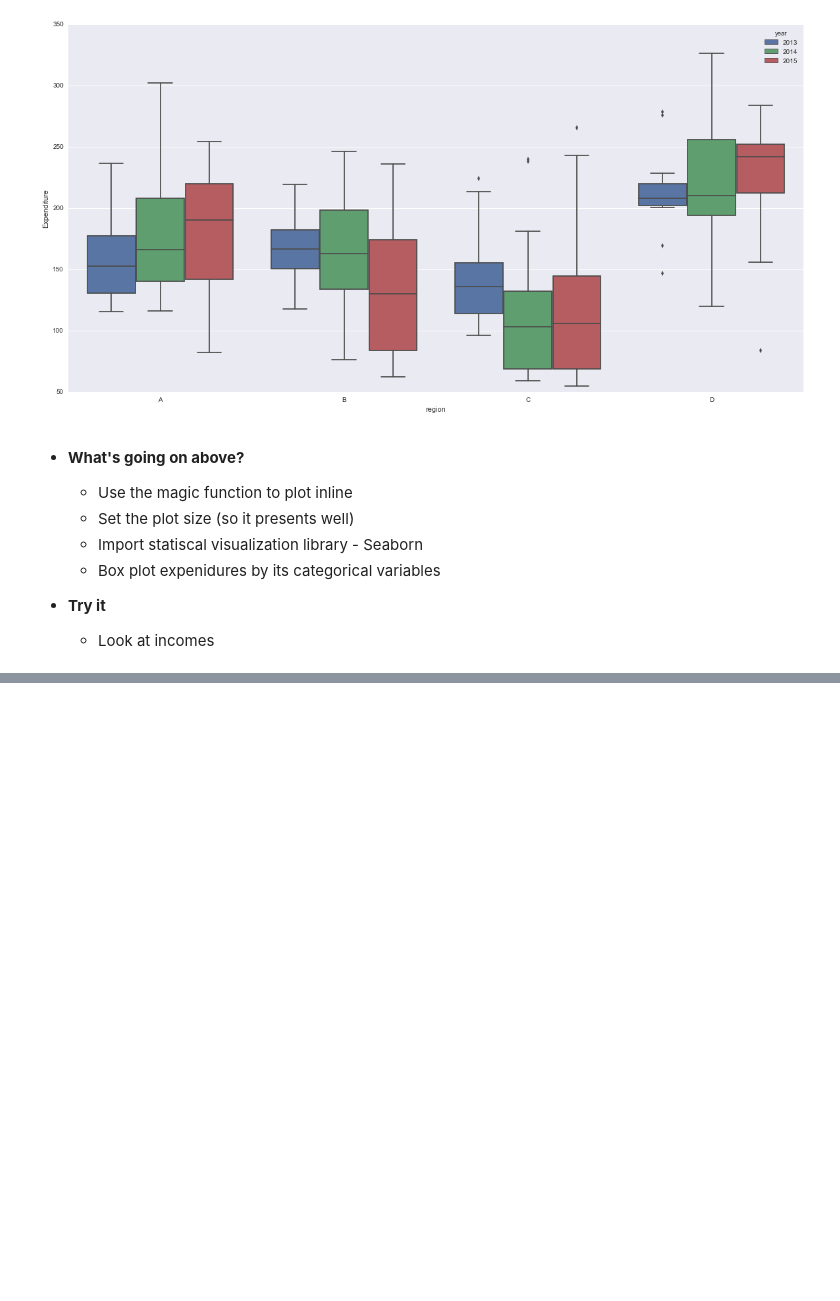
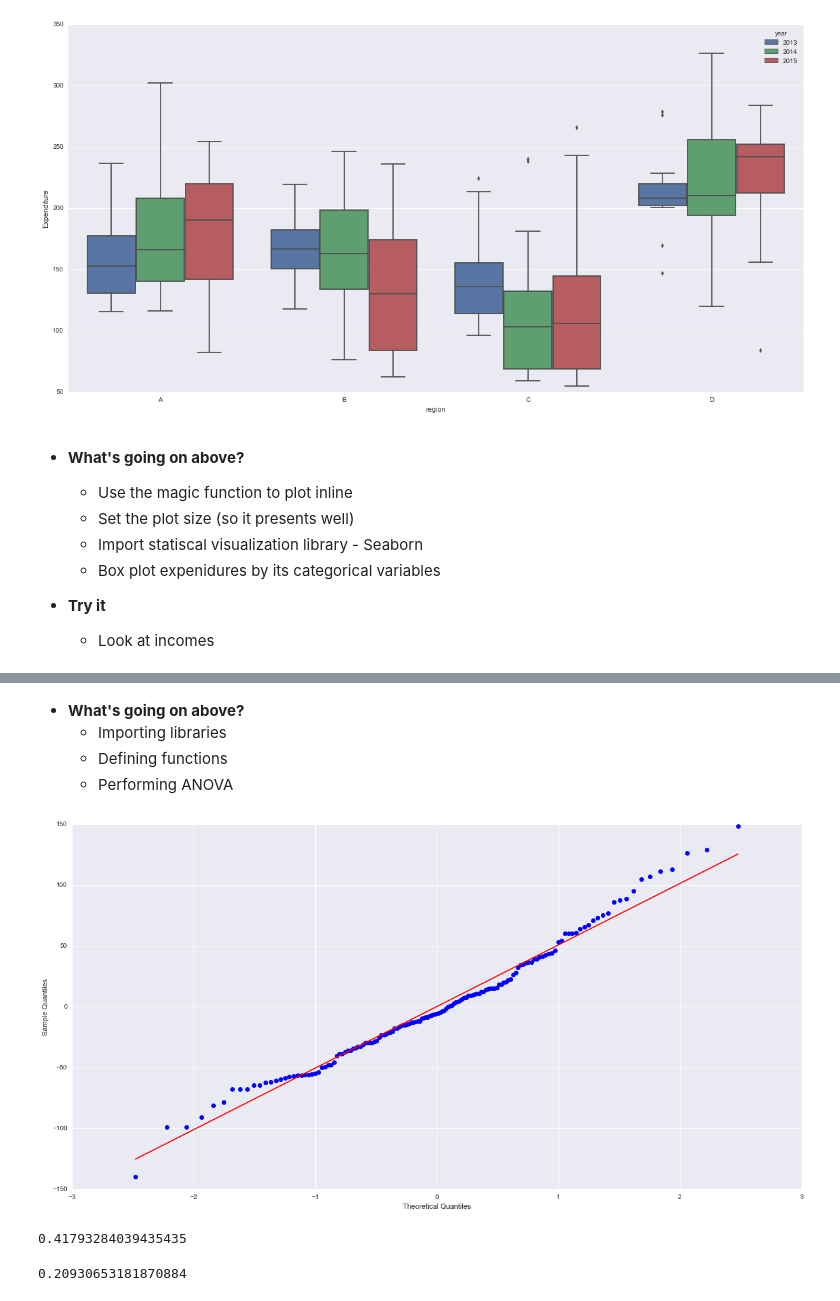
Before and after one commit to dreyco676/cc7_jupyter_nb, a Jupyter notebook: Presentation.ipynb, the cells around one changed output, grey strips where cells are left out. Saved outputs shown, nothing was run; the diff lists cells and outputs as text; code cells hidden in the pictures; blank space fills up the shorter version.

Commit message:
ANOVA analysis

```diff
--- a/Presentation.ipynb
+++ b/Presentation.ipynb
@@ -152,0 +152,23 @@ ax = sns.interactplot(x1='Income', y='Expenditure', data=df)
+# %%
+from statsmodels.formula.api import ols
+from statsmodels.stats.anova import anova_lm
+from scipy import stats
+
+def eta_squared(aov):
+    aov['eta_sq'] = 'NaN'
+    aov['eta_sq'] = aov[:-1]['sum_sq']/sum(aov['sum_sq'])
+    return aov
+
+def omega_squared(aov):
+    mse = aov['sum_sq'][-1]/aov['df'][-1]
+    aov['omega_sq'] = 'NaN'
+    aov['omega_sq'] = (aov[:-1]['sum_sq']-(aov[:-1]['df']*mse))/(sum(aov['sum_sq'])+mse)
+    return aov
+
+formula = 'Expenditure~region+year+region*year'
+model = ols(formula, df).fit()
+aov_table = anova_lm(model, typ=2)
+
+eta_squared(aov_table)
+omega_squared(aov_table)
+aov_table
@@ -152,0 +181,19 @@ ax = sns.interactplot(x1='Income', y='Expenditure', data=df)
+# %% [markdown]
+* **What's going on above?**
+    * Importing libraries
+    * Defining functions
+    * Performing ANOVA
+# %%
+from statsmodels.graphics.gofplots import qqplot
+res = model.resid
+fig = qqplot(res, line='s')
+# %% [output]
+[figure, added]
+# %%
+stats.skew(res)
+# %% [output]
+0.41793284039435435
+# %%
+stats.kurtosis(res)
+# %% [output]
+0.20930653181870884
```
Also changed, not shown: parts of 4 cells of this notebook.
